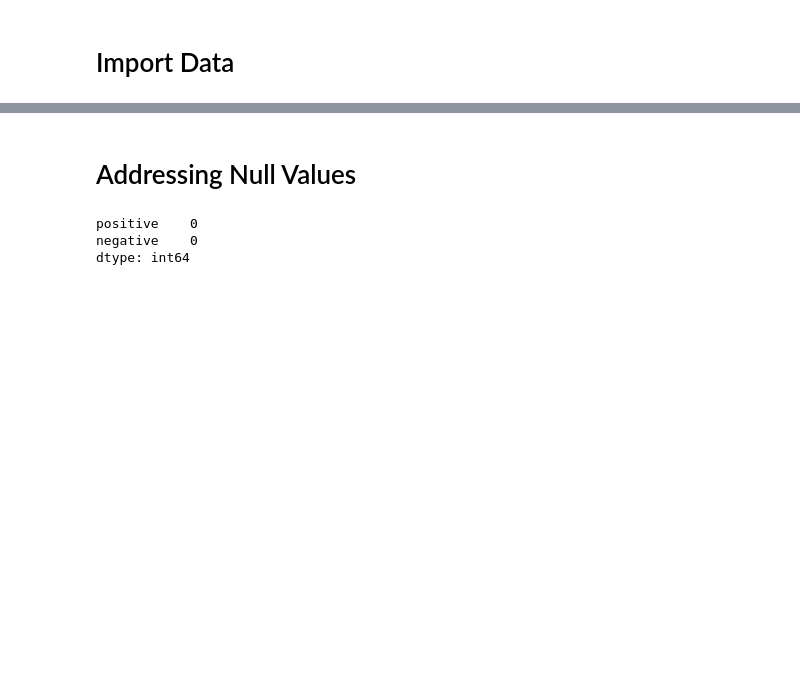
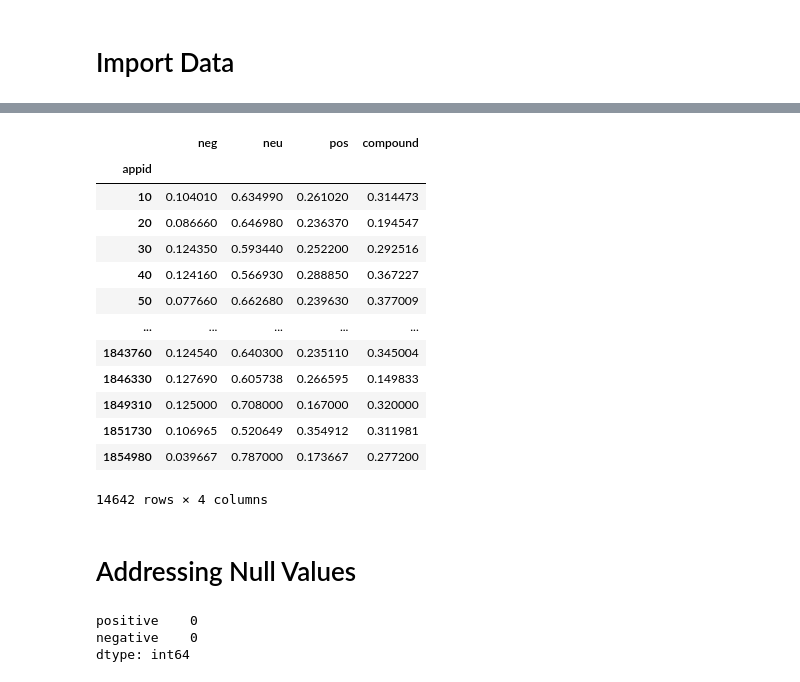
Before and after one commit to Mattcalcaterra/steamMarketPrediction, a Jupyter notebook: Final Project.ipynb, the cells around one changed output, grey strips where cells are left out. Drawn from its saved outputs; the diff is of its cells as text; code cells hidden in the pictures; blank space fills up the shorter version.

Commit message:
Added Sentiment Analysis
Sentiment Analysis was generated for each steam review and saved to csv for time saving.

```diff
--- a/Final Project.ipynb
+++ b/Final Project.ipynb
@@ -40,0 +122,5 @@ games_df.head()
+# %%
+sent_df["sentiment"] = sent_df["sentiment"].apply(string_to_dict)
+# %%
+# Use json normalize to write the dict to a dataframe
+expanded = pd.json_normalize(sent_df["sentiment"])
@@ -40,0 +134,7 @@ games_df.head()
+# %%
+# Concat the sentiment back onto the sentiment df with appids
+sent_df = pd.concat([sent_df, expanded], axis=1)
+# %%
+# Drop the original sentiment column
+sent_df = sent_df.drop(columns=["sentiment"])
+sent_df.head()
@@ -41,3 +148,20 @@ games_df.head()
+# %%
+sent_df.groupby("appid").mean()
+# %% [output]
+|  | neg | neu | pos | compound |
+| appid |  |  |  |  |
+| 10 | 0.104010 | 0.634990 | 0.261020 | 0.314473 |
+| 20 | 0.086660 | 0.646980 | 0.236370 | 0.194547 |
+| 30 | 0.124350 | 0.593440 | 0.252200 | 0.292516 |
+| 40 | 0.124160 | 0.566930 | 0.288850 | 0.367227 |
+| 50 | 0.077660 | 0.662680 | 0.239630 | 0.377009 |
+| ... | ... | ... | ... | ... |
+| 1843760 | 0.124540 | 0.640300 | 0.235110 | 0.345004 |
+| 1846330 | 0.127690 | 0.605738 | 0.266595 | 0.149833 |
+| 1849310 | 0.125000 | 0.708000 | 0.167000 | 0.320000 |
+| 1851730 | 0.106965 | 0.520649 | 0.354912 | 0.311981 |
+| 1854980 | 0.039667 | 0.787000 | 0.173667 | 0.277200 |
+14642 rows × 4 columns
 # %% [markdown]
 # Addressing Null Values
 # %%
```
Also changed, not shown: parts of 14 cells of this notebook, 1 other file.
